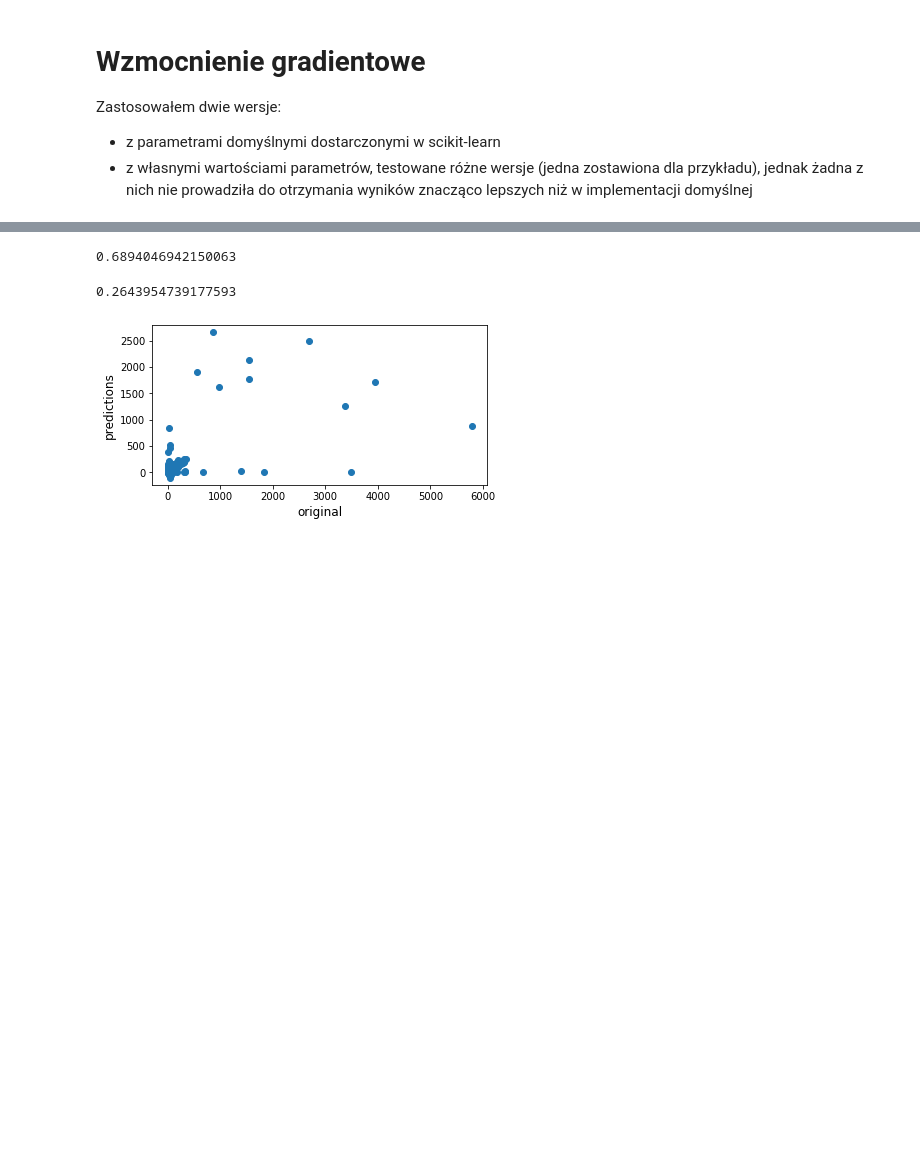
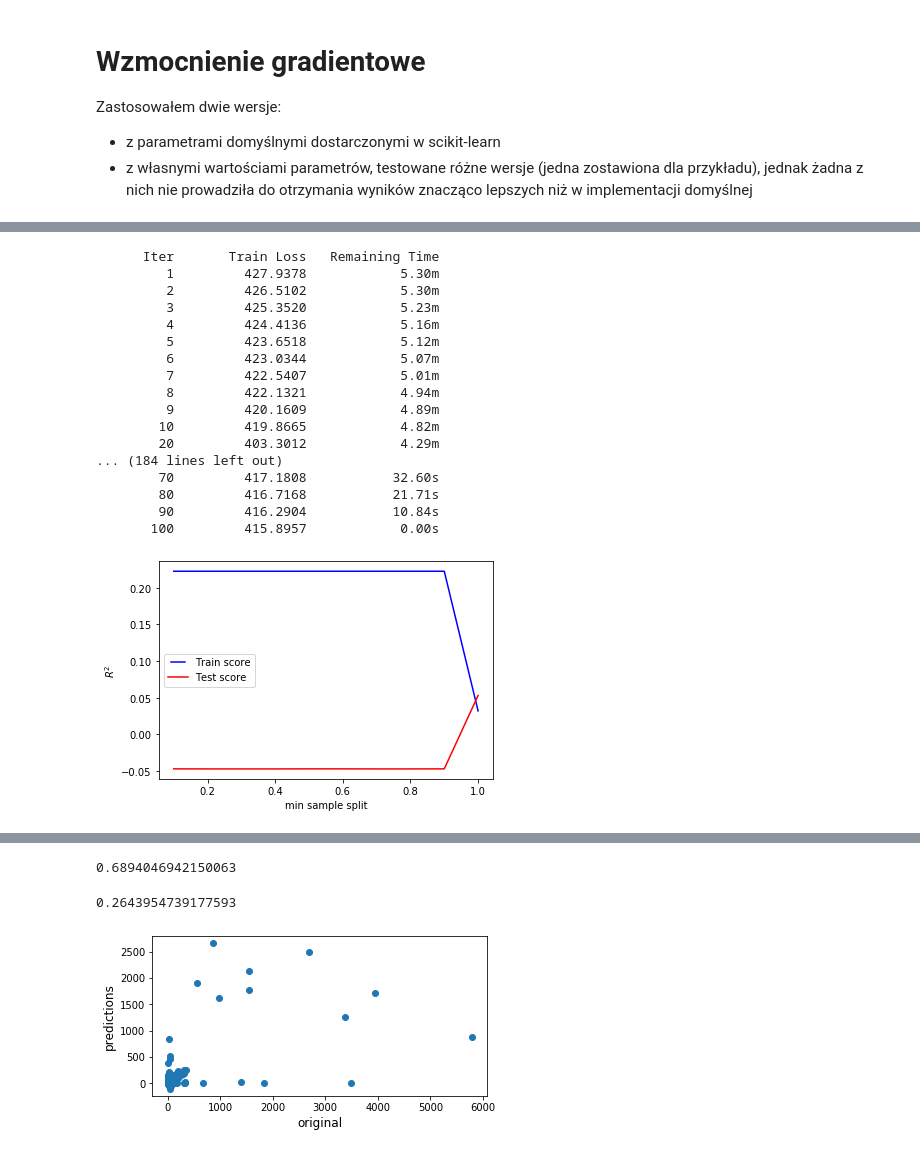
Before and after one commit to DuDiiC/engineering-thesis, a Jupyter notebook: notebooks/03_learning/regression/gradient_boosting.ipynb, the cells around one changed output, grey strips where cells are left out. Cells and saved outputs as stored; diff of their text form; code cells hidden in the pictures; blank space fills up the shorter version.

```diff
--- a/notebooks/03_learning/regression/gradient_boosting.ipynb
+++ b/notebooks/03_learning/regression/gradient_boosting.ipynb
@@ -22,0 +114,33 @@ Zastosowałem dwie wersje:
+# %%
+train_results = []
+test_results = []
+for min_samples_split in min_samples_splits:
+    model = GradientBoostingRegressor(verbose=1, min_samples_split=min_samples_split)
+    model.fit(X_train, y_train)
+    train_results.append(model.score(X_train, y_train))
+    test_results.append(model.score(X_test, y_test))
+line1, = plt.plot(min_samples_splits, train_results, 'b', label='Train score')
+line2, = plt.plot(min_samples_splits, test_results, 'r', label='Test score')
+plt.legend(handler_map={line1: HandlerLine2D(numpoints=2)})
+plt.ylabel('$R^2$')
+plt.xlabel('min sample split')
+plt.show()
+# %% [output]
+      Iter       Train Loss   Remaining Time
+         1         427.9378            5.30m
+         2         426.5102            5.30m
+         3         425.3520            5.23m
+         4         424.4136            5.16m
+         5         423.6518            5.12m
+         6         423.0344            5.07m
+         7         422.5407            5.01m
+         8         422.1321            4.94m
+         9         420.1609            4.89m
+        10         419.8665            4.82m
+        20         403.3012            4.29m
+... (184 lines left out)
+        70         417.1808           32.60s
+        80         416.7168           21.71s
+        90         416.2904           10.84s
+       100         415.8957            0.00s
+[figure, added]
```
Also changed, not shown: parts of 13 cells of this notebook, 18 other files.
